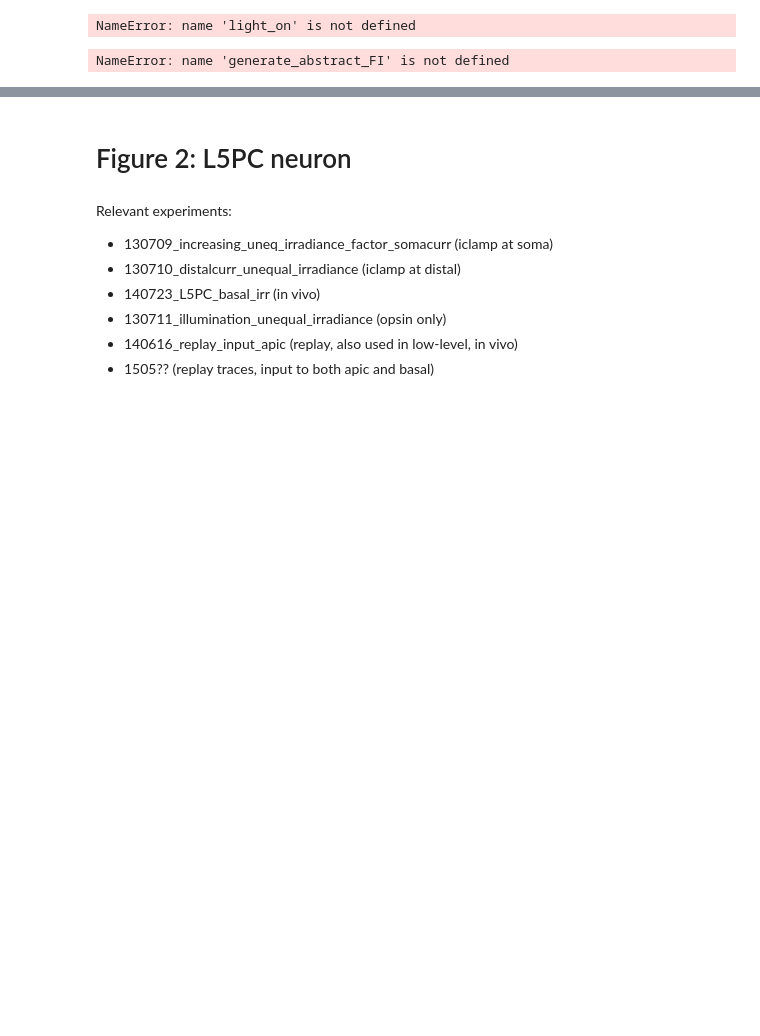
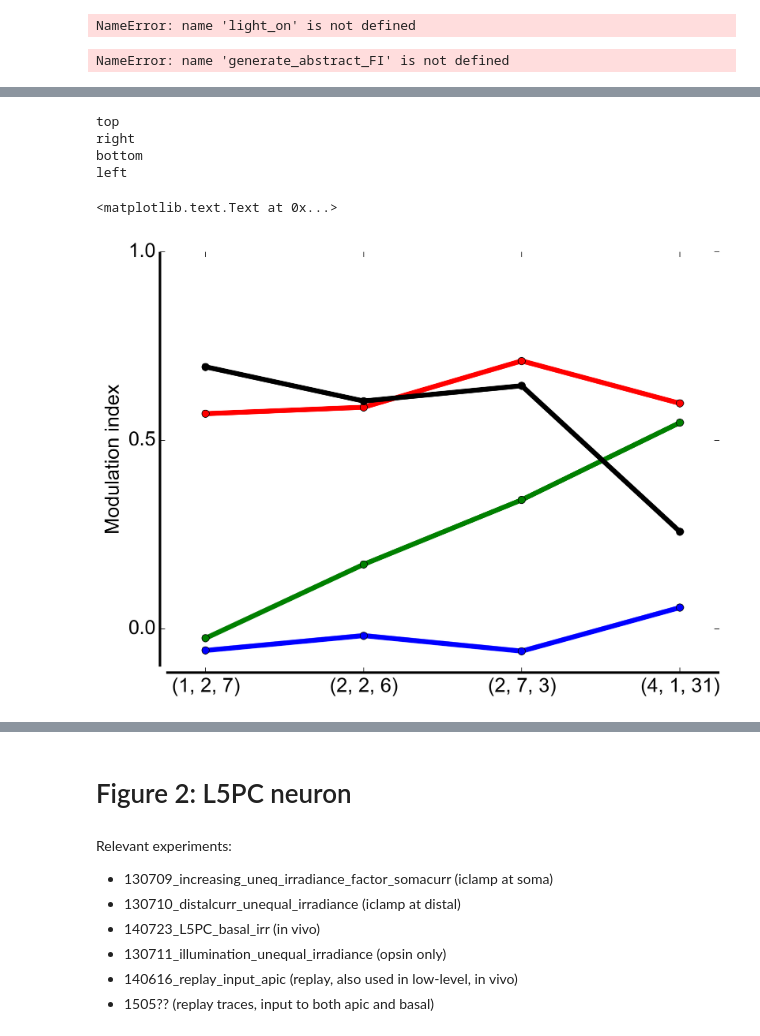
Before and after one commit to critcortex/optogenetics, a Jupyter notebook: diary/150612_plotFigures.ipynb, the cells around one changed output, grey strips where cells are left out. Saved outputs shown, nothing was run; the diff lists cells and outputs as text; code cells hidden in the pictures; blank space fills up the shorter version.

```diff
--- a/diary/150612_plotFigures.ipynb
+++ b/diary/150612_plotFigures.ipynb
@@ -102,6 +127,23 @@ def run_exp(expname, expdescript, explabel, variables, exp_params={}):
     af.submenu_extractSpikes()
     af.submenu_save()
     return af
+# %%
+def turn_off_border(ax,turnoffs=['right','top']):
+    for loc, spine in ax.spines.iteritems():
+        print loc
+        if loc not in turnoffs:
+            ax.spines[loc].set_position(('outward',5))
+            #ax.spines[loc].set_visible(True)
+            #spine.set_position(('outward',5))
+            #ax.tick_params(direction='out')
+            #spine.set_visible(True)
+        elif loc in turnoffs:
+            #spine.set_color('none') # don't draw spine
+            #spine.set_visible(False)
+            #ax.tick_params([])
+            ax.spines[loc].set_visible(False)
+    #ax.xaxis.set_ticks_position('bottom')
+    #ax.yaxis.set_ticks_position('left')
 # %% [markdown]
 #### TODO:
 
@@ -225,0 +500,31 @@ NameError: name 'generate_abstract_FI' is not defined
+# %%
+#%%capture
+pylab.figure()
+colors = ['b','g','r','k']
+trees = [(1,2,7),(2, 2, 6),(2, 7, 3),(4, 1, 31)]
+"""
+# reshape data
+newdata = {}
+for (i,irr) in enumerate(expAbstract_light['irrs']):
+    newdata[irr] = []
+    for (x,tree) in enumerate(trees):
+        newdata[irr].append(MI[tree][i])
+print newdata
+"""
+
+for (i,irr) in enumerate(expAbstract_light['irrs']):
+    pylab.plot(range(len(trees)),newdata[irr],c=colors[i],marker='o',label=irr)
+
+turn_off_border(pylab.gca())
+pylab.xticks(range(4),trees)
+pylab.yticks([0.,0.5,1.])
+pylab.xlim(-0.25,3.25)
+pylab.ylabel('Modulation index')
+#pylab.legend()
+# %% [output]
+top
+right
+bottom
+left
+<matplotlib.text.Text at 0x...>
+[figure, added]
```
Also changed, not shown: parts of 58 cells of this notebook, 22 other files.
